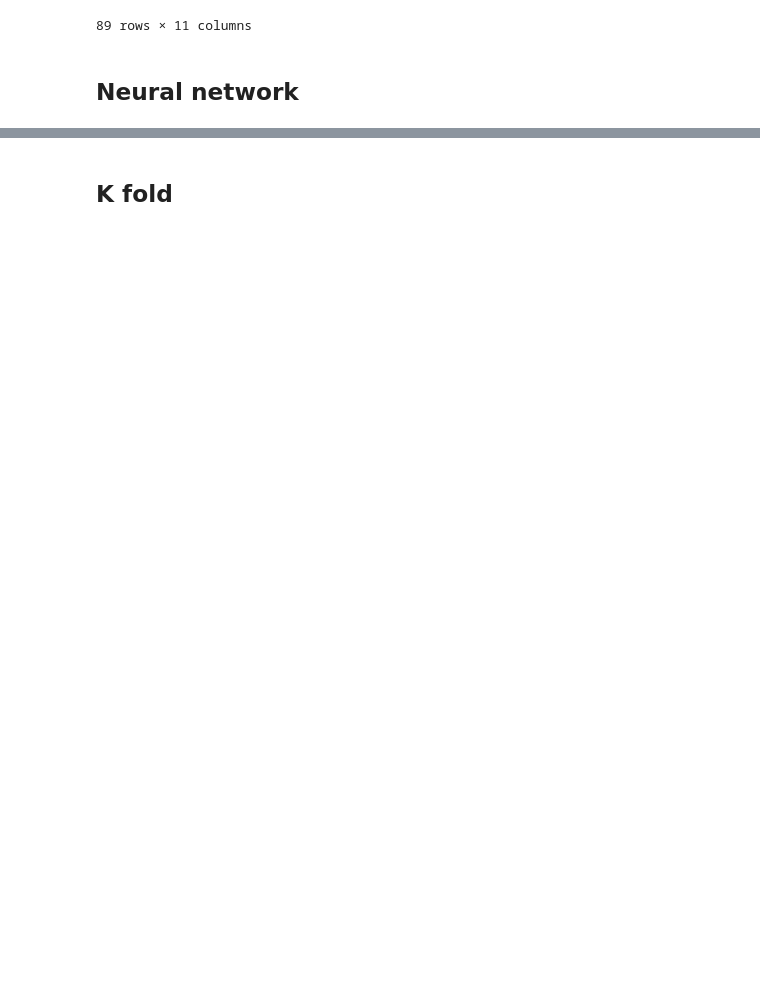
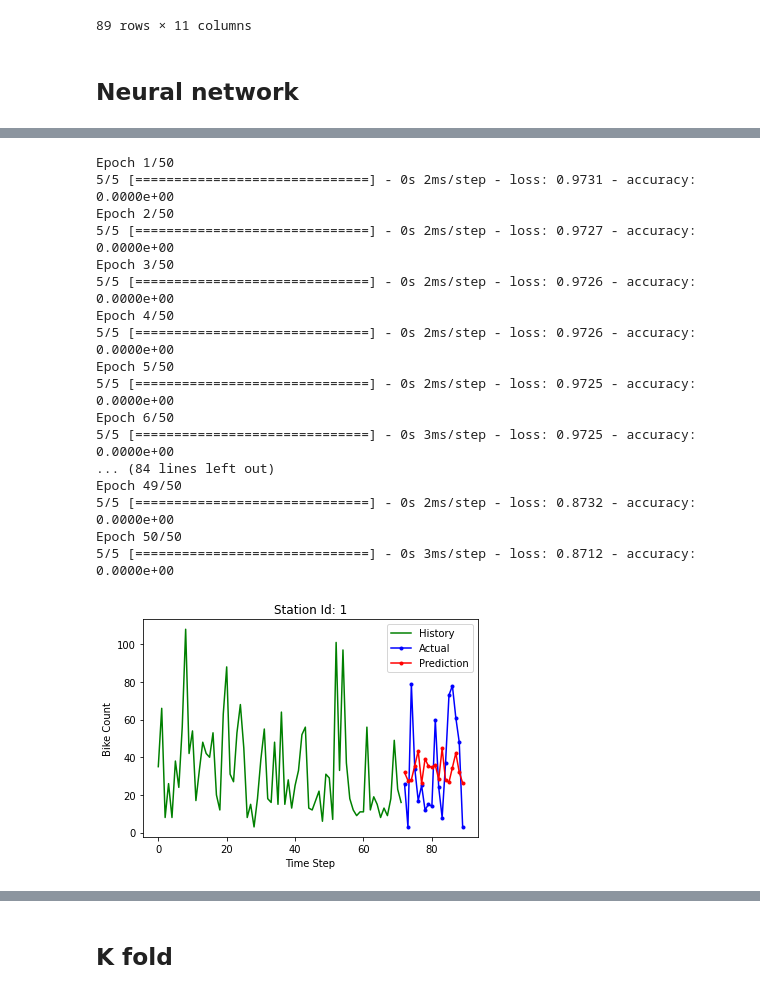
Before and after one commit to hchae0817/final_project, a Jupyter notebook: bike_Neural_Network.ipynb, the cells around one changed output, grey strips where cells are left out. Cells and saved outputs as stored; diff of their text form; code cells hidden in the pictures; blank space fills up the shorter version.

```diff
--- a/bike_Neural_Network.ipynb
+++ b/bike_Neural_Network.ipynb
@@ -195,0 +217,80 @@ RMAE: 4.729597097293983
+# %%
+totalMAE = 0
+totalMSE = 0
+totalRMAE = 0
+totalRMSE = 0
+
+np.random.seed(7)
+
+#no_station = len(location['Station.Id'])
+no_station = 10
+for i in range(1, no_station):
+
+    X = df[i].values[:, 6:11]  #'avg_temp','avg_temp_feel','avg_humidity','avg_windSpeed','date'
+    y = df[i].values[:, 0:1] # 'In'
+
+    ### Sandardization of data ###
+    from sklearn.preprocessing import StandardScaler
+
+    PredictorScaler = StandardScaler()
+    TargetVarScaler = StandardScaler()
+
+    # Generating the standardized values of X and y
+    X = PredictorScaler.fit(X).transform(X)
+    y = TargetVarScaler.fit(y).transform(y)
+
+    # Split the data into training and testing set
+    from sklearn.model_selection import train_test_split
+    X_train, X_test, y_train, y_test = train_test_split(X, y, test_size=0.2, random_state=42)
+
+    ### create ANN model ###
+
+    neural_network_model = keras.Sequential([
+    layers.Dense(units=5, input_dim=5, kernel_initializer='normal', activation='relu'),
+    layers.Dense(units=5, kernel_initializer='normal', activation='tanh'),
+    layers.Dense(1, kernel_initializer='normal'),
+    ])
+
+    # Fitting the ANN to the Training set
+    neural_network_model.compile(optimizer ='adam', loss ='mean_squared_error', metrics = ['accuracy'])
+    neural_network_model.fit(X_train, y_train, batch_size = 15,  epochs = 50)
+
+    pred = neural_network_model.predict(X_test)
+    y_pred = TargetVarScalerFit.inverse_transform(pred)
+    y_test_org = TargetVarScalerFit.inverse_transform(y_test)
+    y_train = TargetVarScalerFit.inverse_transform(y_train)
+    Test_Data = PredictorScalerFit.inverse_transform(X_test)
+
+    plot_graph(y_train, y_test_org, y_pred, i)
+    print_error_calculation(y_test_org,y_pred)
+
+    totalMAE += get_MAE(y_test_org,y_pred)
+    totalMSE += get_MSE(y_test_org,y_pred)
+    totalRMAE += get_RMSE(y_test_org,y_pred)
+    totalRMSE += get_RMAE(y_test_org,y_pred)
+
+print('')
+print('Error Calculation')
+print('Average MAE:', totalMAE / no_station)
+print('Average MSE:', totalMSE / no_station)
+print('Average RMSE:', totalRMAE / no_station)
+print('Average RMAE:', totalRMSE / no_station)
+# %% [output]
+Epoch 1/50
+5/5 [==============================] - 0s 2ms/step - loss: 0.9731 - accuracy: 0.0000e+00
+Epoch 2/50
+5/5 [==============================] - 0s 2ms/step - loss: 0.9727 - accuracy: 0.0000e+00
+Epoch 3/50
+5/5 [==============================] - 0s 2ms/step - loss: 0.9726 - accuracy: 0.0000e+00
+Epoch 4/50
+5/5 [==============================] - 0s 2ms/step - loss: 0.9726 - accuracy: 0.0000e+00
+Epoch 5/50
+5/5 [==============================] - 0s 2ms/step - loss: 0.9725 - accuracy: 0.0000e+00
+Epoch 6/50
+5/5 [==============================] - 0s 3ms/step - loss: 0.9725 - accuracy: 0.0000e+00
+... (84 lines left out)
+Epoch 49/50
+5/5 [==============================] - 0s 2ms/step - loss: 0.8732 - accuracy: 0.0000e+00
+Epoch 50/50
+5/5 [==============================] - 0s 3ms/step - loss: 0.8712 - accuracy: 0.0000e+00
+[figure, added]
```
Also changed, not shown: parts of 19 cells of this notebook, 2 other files.
